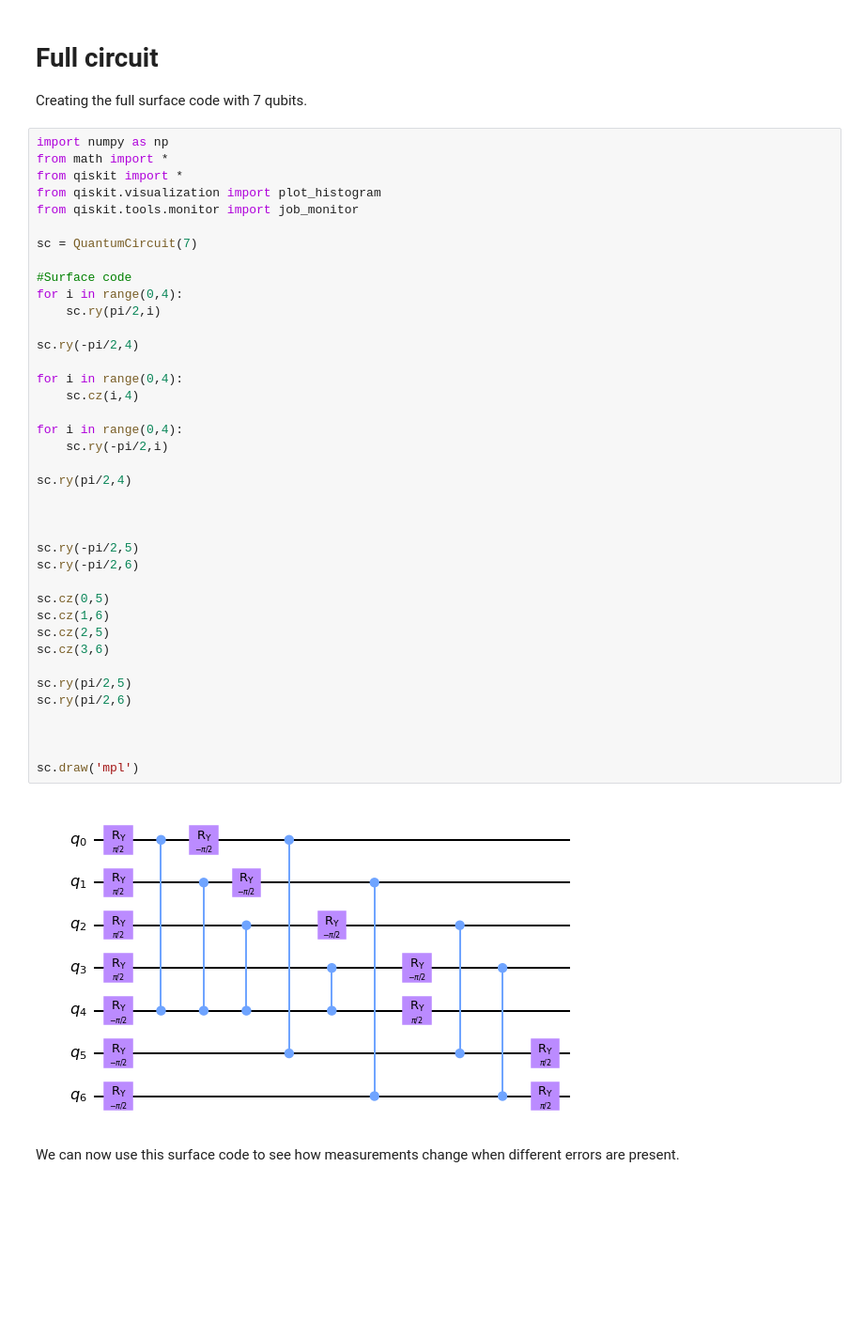
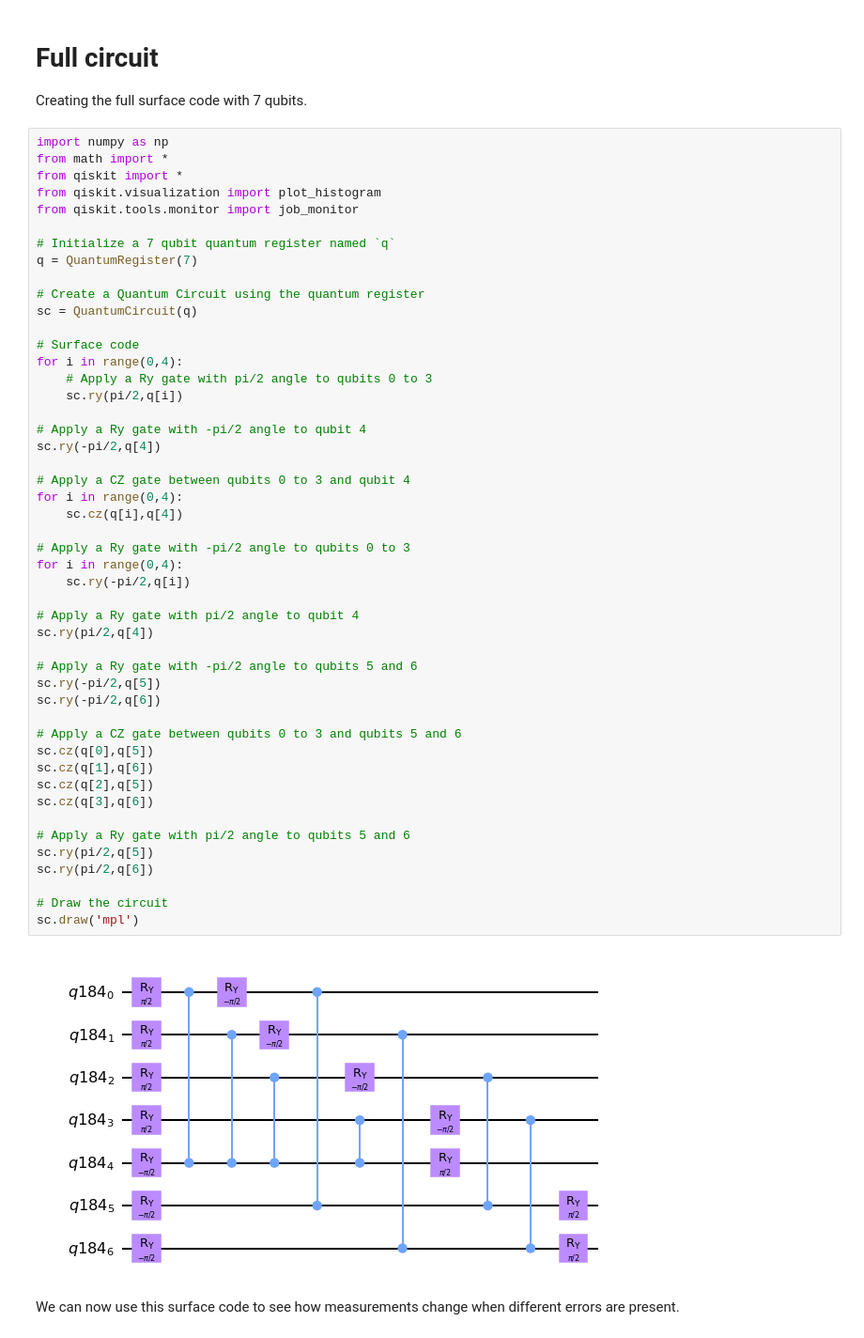
Before and after one commit to daschaich/QEC-Notebooks, a Jupyter notebook: 7 Qubit Error Detection Surface Code.ipynb, the cells around one changed output. Shown: that part at 94% size. Saved outputs shown, nothing was run; the diff lists cells and outputs as text; blank space fills up the shorter version.

```diff
--- a/7 Qubit Error Detection Surface Code.ipynb
+++ b/7 Qubit Error Detection Surface Code.ipynb
@@ -118,44 +107,53 @@ Creating the full surface code with 7 qubits.
 # %%
 import numpy as np
 from math import *
 from qiskit import *
 from qiskit.visualization import plot_histogram
 from qiskit.tools.monitor import job_monitor
 
-sc = QuantumCircuit(7)
+# Initialize a 7 qubit quantum register named `q`
+q = QuantumRegister(7)
 
-#Surface code
+# Create a Quantum Circuit using the quantum register
+sc = QuantumCircuit(q)
+
+# Surface code
 for i in range(0,4):
-    sc.ry(pi/2,i)
+    # Apply a Ry gate with pi/2 angle to qubits 0 to 3
+    sc.ry(pi/2,q[i])
 
-sc.ry(-pi/2,4)
+# Apply a Ry gate with -pi/2 angle to qubit 4
+sc.ry(-pi/2,q[4])
 
+# Apply a CZ gate between qubits 0 to 3 and qubit 4
 for i in range(0,4):
-    sc.cz(i,4)
+    sc.cz(q[i],q[4])
 
+# Apply a Ry gate with -pi/2 angle to qubits 0 to 3
 for i in range(0,4):
-    sc.ry(-pi/2,i)
+    sc.ry(-pi/2,q[i])
 
-sc.ry(pi/2,4)
+# Apply a Ry gate with pi/2 angle to qubit 4
+sc.ry(pi/2,q[4])
 
+# Apply a Ry gate with -pi/2 angle to qubits 5 and 6
+sc.ry(-pi/2,q[5])
+sc.ry(-pi/2,q[6])
 
+# Apply a CZ gate between qubits 0 to 3 and qubits 5 and 6
+sc.cz(q[0],q[5])
+sc.cz(q[1],q[6])
+sc.cz(q[2],q[5])
+sc.cz(q[3],q[6])
 
-sc.ry(-pi/2,5)
-sc.ry(-pi/2,6)
+# Apply a Ry gate with pi/2 angle to qubits 5 and 6
+sc.ry(pi/2,q[5])
+sc.ry(pi/2,q[6])
 
-sc.cz(0,5)
-sc.cz(1,6)
-sc.cz(2,5)
-sc.cz(3,6)
-
-sc.ry(pi/2,5)
-sc.ry(pi/2,6)
-
-
-
+# Draw the circuit
 sc.draw('mpl')
 # %% [output]
-[figure, old version]
+[figure, new version]
 # %% [markdown]
 We can now use this surface code to see how measurements change when different errors are present.
 # %%
```
Also changed, not shown: parts of 6 cells of this notebook.
